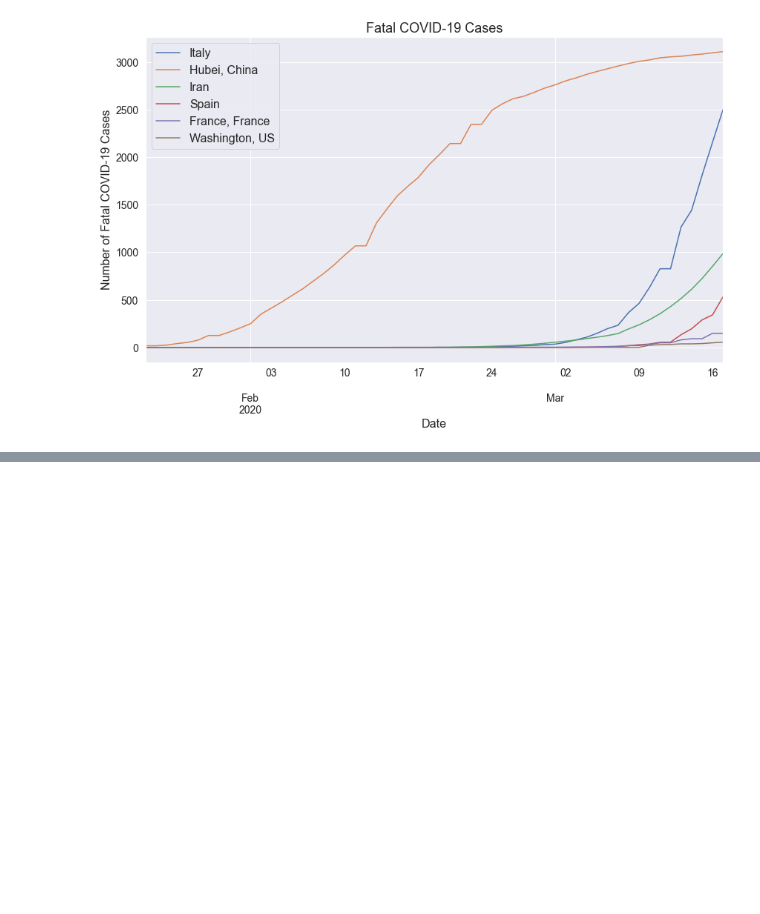
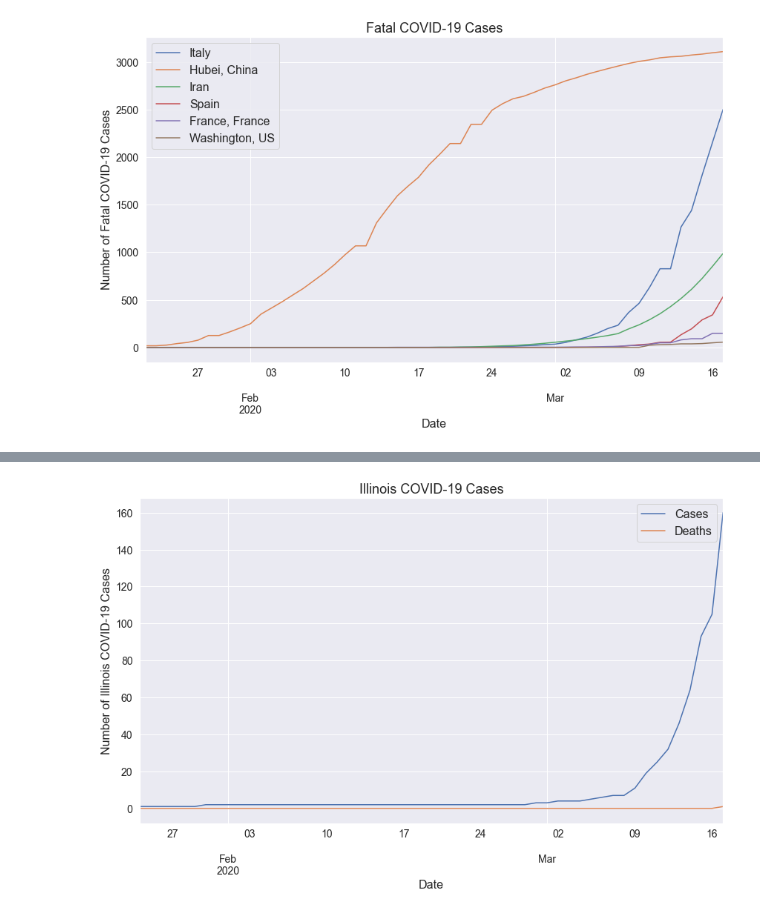
Before and after one commit to MattTriano/COVID-19_Viz, a Jupyter notebook: COVID-19_EDA.ipynb, the cells around one changed output, grey strips where cells are left out. Drawn from its saved outputs; the diff is of its cells as text; code cells hidden in the pictures; blank space fills up the shorter version.

```diff
--- a/COVID-19_EDA.ipynb
+++ b/COVID-19_EDA.ipynb
@@ -253,0 +324,4 @@ plot_covid_19_data_mpl(case_type='Fatal', locations=['Italy', 'Hubei, China', 'I
+# %%
+plot_IL_covid_19_data_mpl(y_type='linear', df=il_covid_df, figsize=(12,8))
+# %% [output]
+[figure, added]
```
Also changed, not shown: parts of 7 cells of this notebook.
